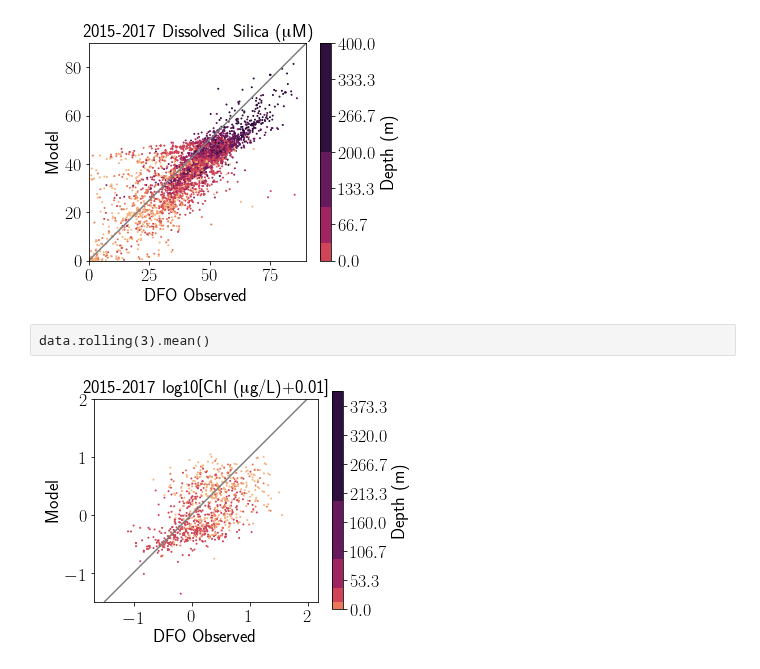
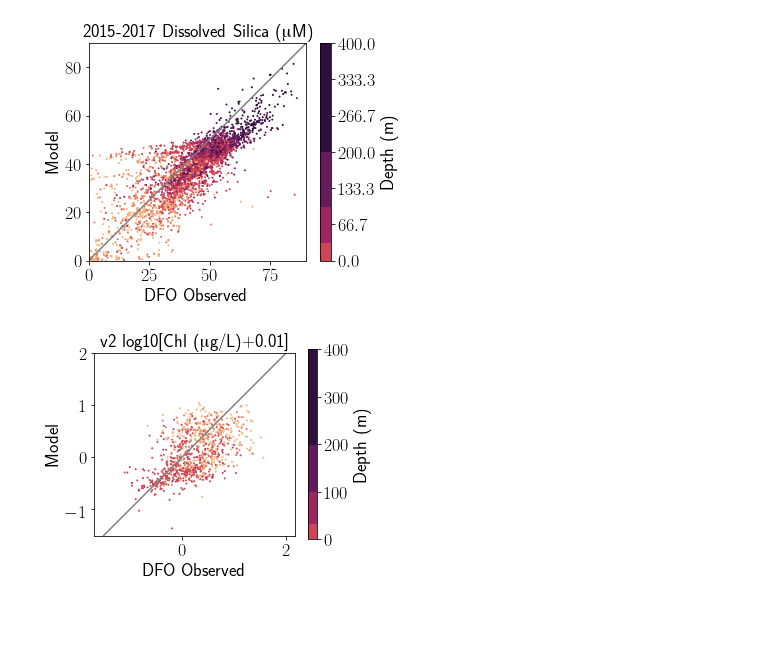
Before and after one commit to SalishSeaCast/analysis-elise-2, a Jupyter notebook: notebooks/bioTuning/evalFigs/eval-DFO-EGU-201905.ipynb, the cells around one changed output. Saved outputs shown, nothing was run; the diff lists cells and outputs as text; code cells hidden in the pictures; blank space fills up the shorter version.

```diff
--- a/notebooks/bioTuning/evalFigs/eval-DFO-EGU-201905.ipynb
+++ b/notebooks/bioTuning/evalFigs/eval-DFO-EGU-201905.ipynb
@@ -476,21 +476,19 @@ cb.set_label('Depth (m)')
 #fig.savefig('/data/eolson/results/MEOPAR/DFOSi.png',dpi=300)
 # %% [output]
 [figure]
-# %% [raw]
-data.rolling(3).mean()
 # %%
-fig,ax=plt.subplots(1,1,figsize=(5,4))
+fig,ax=plt.subplots(1,1,figsize=(4.5,3.5))
 #ax.plot(data['l10_obsChl'],data['l10_modChl'],'k.',ms=1)
 ps=et.varvarScatter(ax,data,'l10_obsChl','l10_modChl','Z',vmin=vm0,vmax=zlims[1],cm=cm1,args=args)
 ax.set_ylim((-1.5,2))
 ax.set_ylim((-1.5,2))
 ax.set_aspect(1)
 ax.plot((-1.5,2),(-1.5,2),'-',color='gray')
 ax.set_xlabel('DFO Observed')
 ax.set_ylabel('Model')
-ax.set_title('2015-2017 log10[Chl ($\muup$g/L)+0.01]')
-cb=fig.colorbar(ps,boundaries=np.linspace(zlims[0],zlims[1],31))
+ax.set_title('v2 log10[Chl ($\muup$g/L)+0.01]')
+cb=fig.colorbar(ps,boundaries=np.linspace(zlims[0],zlims[1],13),ticks=[0,100,200,300,400])
 cb.set_label('Depth (m)')
-#fig.savefig('/data/eolson/results/MEOPAR/DFOChl.png',dpi=300)
+fig.savefig('/data/eolson/results/MEOPAR/DFOChl201812.png',dpi=300,bbox_inches='tight')
 # %% [output]
-[figure, old version]
+[figure, new version]
```
Also changed, not shown: parts of 1 cell of this notebook, 14 other files.
